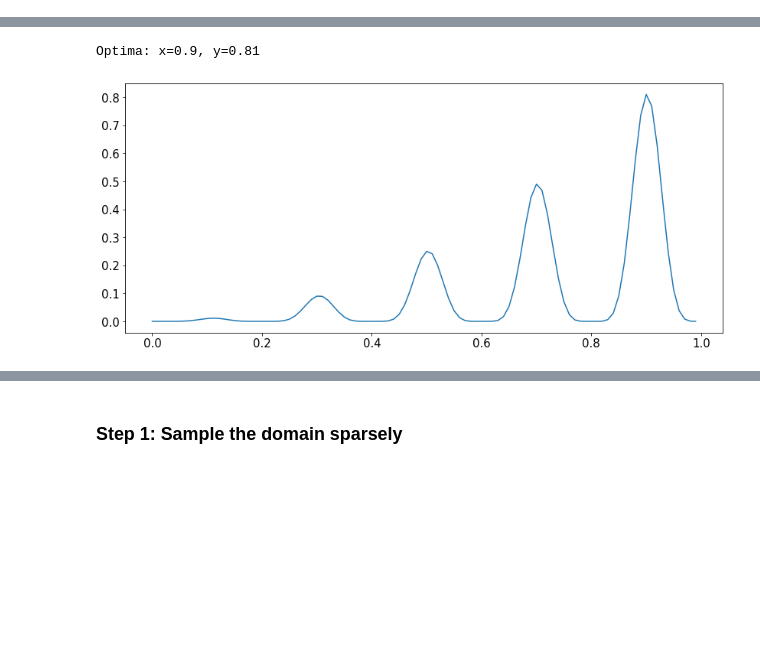
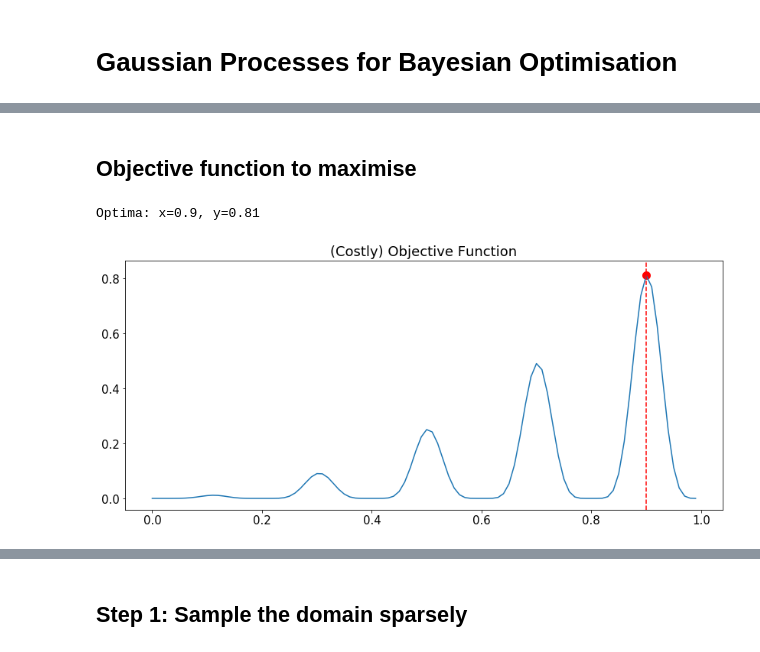
Before and after one commit to sithankanna/naive-bayesians, a Jupyter notebook: meetups/season4/HyperParam_Opt_From_Scratch.ipynb, the cells around one changed output, grey strips where cells are left out. Cells and saved outputs as stored; diff of their text form; code cells hidden in the pictures; blank space fills up the shorter version.

```diff
--- a/meetups/season4/HyperParam_Opt_From_Scratch.ipynb
+++ b/meetups/season4/HyperParam_Opt_From_Scratch.ipynb
@@ -1,3 +1,5 @@
+# %% [markdown]
+# Gaussian Processes for Bayesian Optimisation
 # %%
 %load_ext nb_black
 # %% [output]
@@ -23,25 +24,29 @@ plt.rcParams["font.size"] = 15
 plt.rcParams["figure.figsize"] = (14, 6)
 # %% [output]
 [interactive output not drawn]
+# %% [markdown]
+## Objective function to maximise
 # %%
-# objective function
 def objective(x: Union[float, np.ndarray], noise_std: float = 0.0):
     noise = np.random.normal(loc=0, scale=noise_std)
     return (x ** 2 * np.sin(5 * np.pi * x) ** 6.0) + noise
 
 
 # grid-based sample of the domain [0,1]
 X = np.arange(start=0, stop=1, step=0.01)
 y = objective(X)
 
 print(f"Optima: x={X[np.argmax(y)]}, y={y[np.argmax(y)]}")
 
 plt.plot(X, y)
+plt.scatter(X[np.argmax(y)], y[np.argmax(y)], color="r", s=100)
+plt.axvline(x=X[np.argmax(y)], ymin=0, ymax=1, color="r", linestyle="--")
+plt.title("(Costly) Objective Function")
 plt.show()
 # %% [output]
 Optima: x=0.9, y=0.81
-[figure, old version]
+[figure, new version]
 [interactive output not drawn]
 # %% [markdown]
-### Step 1: Sample the domain sparsely
+## Step 1: Sample the domain sparsely
 # %%
```
Also changed, not shown: parts of 15 cells of this notebook.
